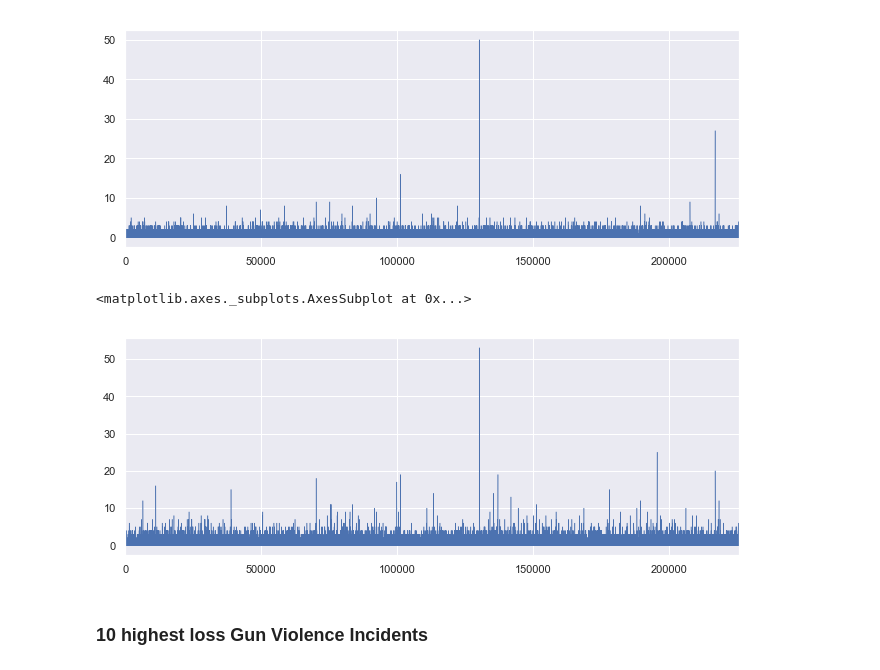
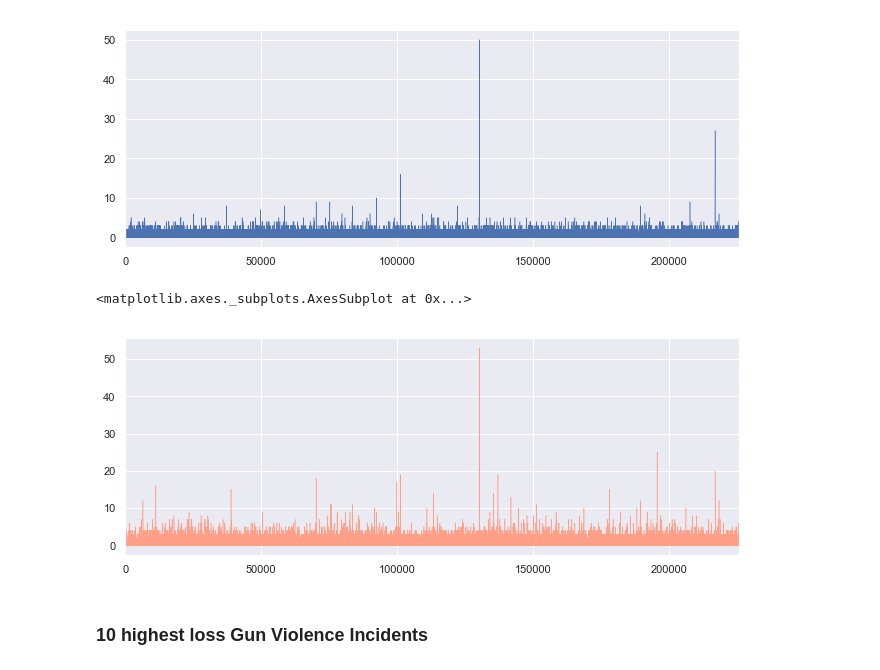
Before and after one commit to Nadide/Gun-Violence-Data-Analysis, a Jupyter notebook: analysis_notebooks/Time series analysis.ipynb, the cells around one changed output. Cells and saved outputs as stored; diff of their text form; code cells hidden in the pictures.

```diff
--- a/analysis_notebooks/Time series analysis.ipynb
+++ b/analysis_notebooks/Time series analysis.ipynb
@@ -534,10 +539,10 @@ df['n_killed'].plot(linewidth=0.5)
 [figure]
 # %%
 sns.set(rc={'figure.figsize':(11, 4)})
-df['n_injured'].plot(linewidth=0.5)
+df['n_injured'].plot(linewidth=0.5,color = '#ff9f87')
 # %% [output]
 <matplotlib.axes._subplots.AxesSubplot at 0x...>
-[figure, old version]
+[figure, new version]
 # %% [markdown]
 ### 10 highest loss Gun Violence Incidents
 # %%
```
Also changed, not shown: parts of 4 cells of this notebook.
